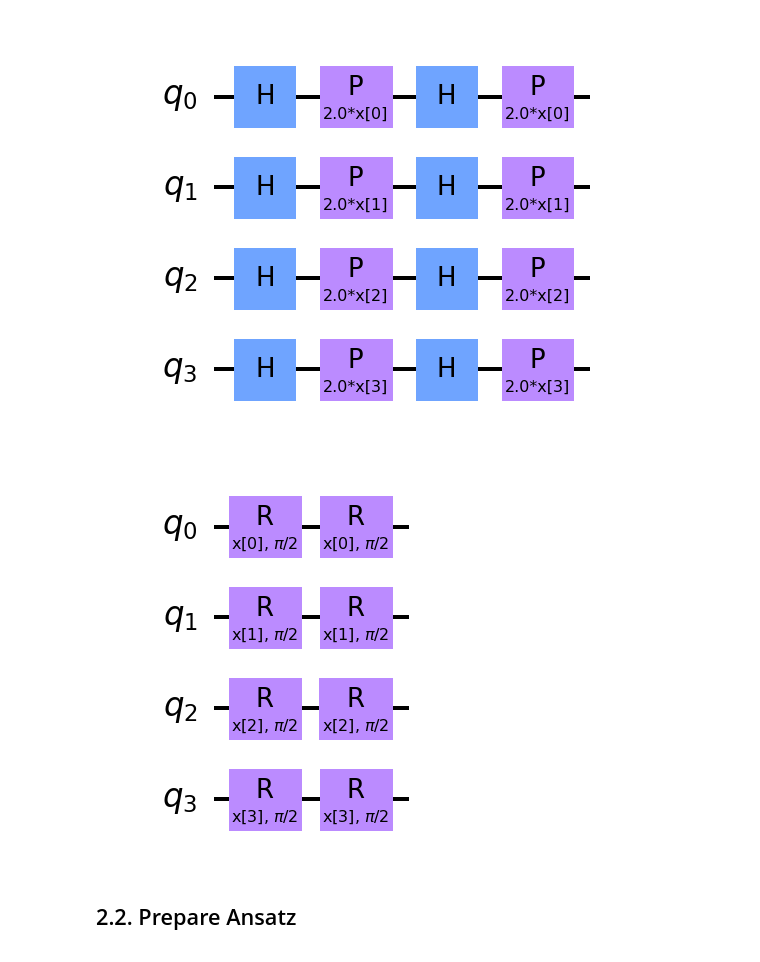
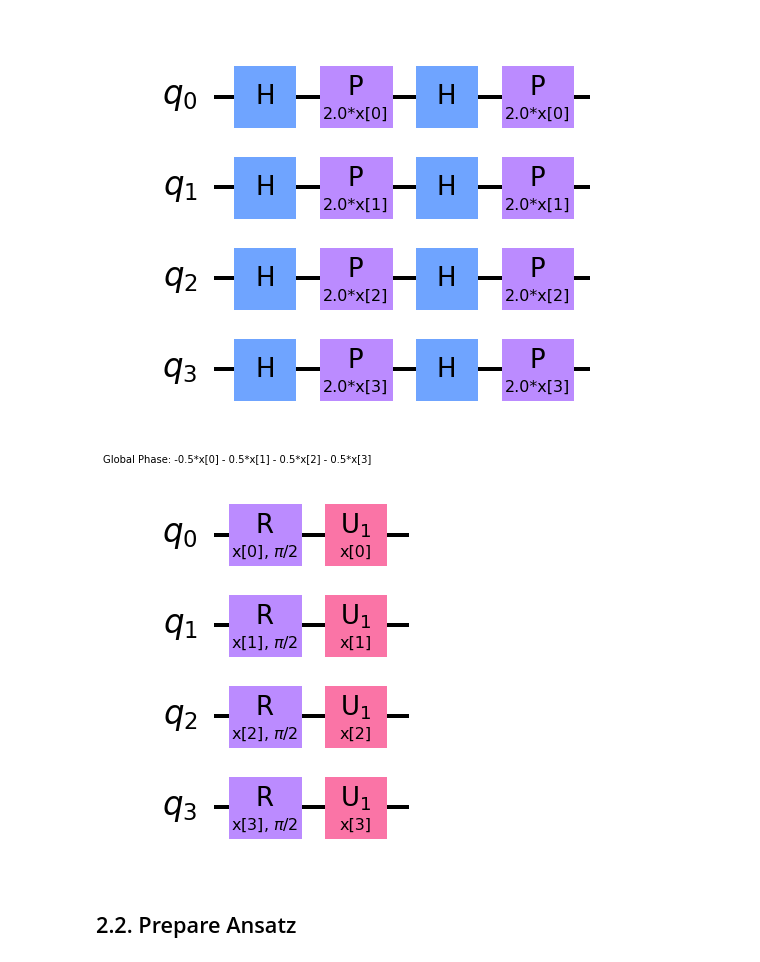
Before and after one commit to natestemen/qml, a Jupyter notebook: C2C Project Notebook mymap.ipynb, the cells around one changed output. Drawn from its saved outputs; the diff is of its cells as text; code cells hidden in the pictures.

Commit message:
Add files via upload
newest version of "mymap"

```diff
--- a/C2C Project Notebook mymap.ipynb
+++ b/C2C Project Notebook mymap.ipynb
@@ -78,6 +78,6 @@ print(f'{data.shape} -- {data.shape[0]} examples ; {data.shape[1]} features')
 # %% [output]
 (100, 5) -- 100 examples ; 5 features
 # %%
-datafile_100 = pd.read_csv("banknote_auth_100.txt",header=0)
+datafile_100 = pd.read_csv("ourdata.txt",header=0)
 datafile_100
 # %% [output]
@@ -150,29 +162,35 @@ fmap_z.decompose().draw('mpl', scale=2)
 # %%
 def get_my_map(feature_dim, feature_map_rep):
 
     data_params = ParameterVector('x', 4)
 
     model_circuit = QuantumCircuit(4)
     ### Let's code here
 
     for l in range(0,feature_map_rep):
         model_circuit.ry(data_params[0],0)
         model_circuit.ry(data_params[1],1)
         model_circuit.ry(data_params[2],2)
         model_circuit.ry(data_params[3],3)
 
 
+        model_circuit.rz(data_params[0],0)
+        model_circuit.rz(data_params[1],1)
+        model_circuit.rz(data_params[2],2)
+        model_circuit.rz(data_params[3],3)
+
+
 
 
     ###
 
     return model_circuit
 
 
-mymap = get_my_map(feature_dim, 2)
+mymap = get_my_map(feature_dim, 1)
 mymap.decompose().draw('mpl', scale=2)
 # %% [output]
-[figure, old version]
+[figure, new version]
 # %%
 # Define function(s) to generate the encoder circuit
 # TODO: implement different designs for data encoding (one function for each)
```
Also changed, not shown: parts of 12 cells of this notebook.
